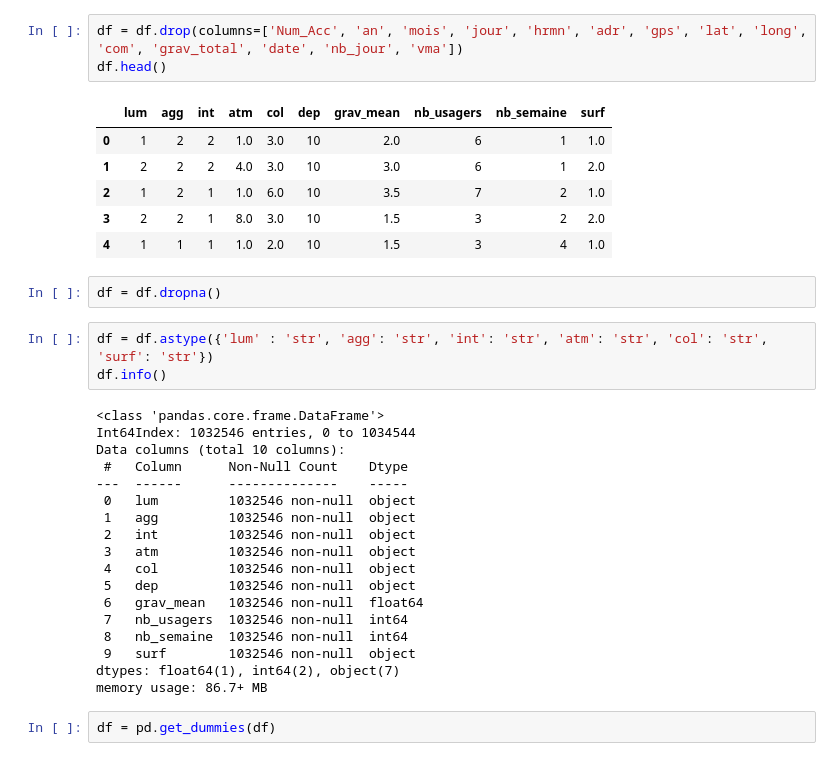
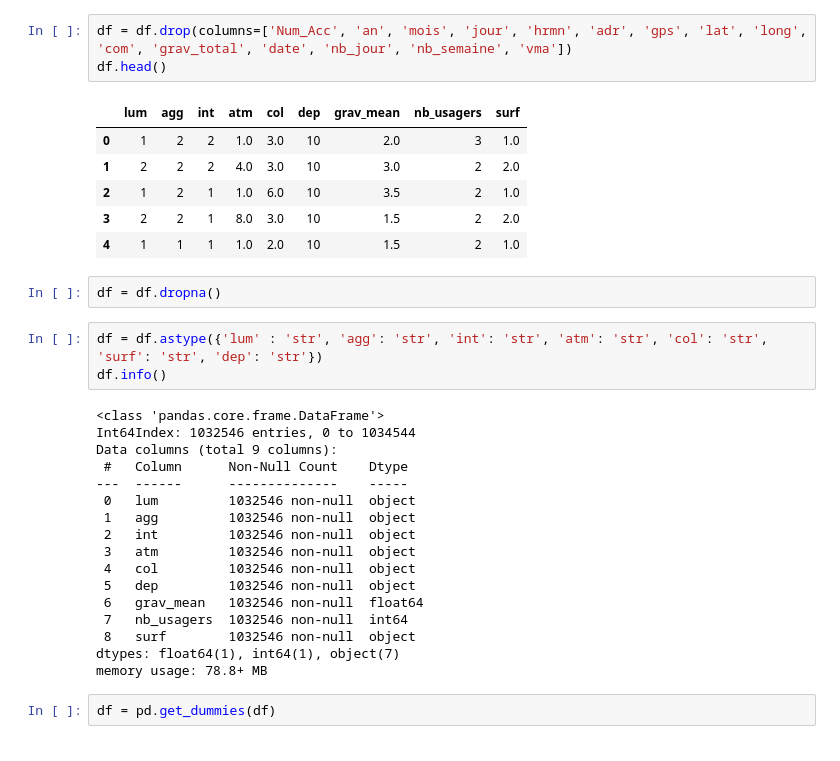
Before and after one commit to trungsi/DS-project---Road-accidents-in-France, a Jupyter notebook: DecisionTree_regression.ipynb, the cells around one changed output. Saved outputs shown, nothing was run; the diff lists cells and outputs as text.

```diff
--- a/DecisionTree_regression.ipynb
+++ b/DecisionTree_regression.ipynb
@@ -29,24 +29,24 @@ Data columns (total 24 columns):
 dtypes: float64(5), int64(11), object(8)
 memory usage: 197.3+ MB
 # %%
-df = df.drop(columns=['Num_Acc', 'an', 'mois', 'jour', 'hrmn', 'adr', 'gps', 'lat', 'long', 'com', 'grav_total', 'date', 'nb_jour', 'vma'])
+df = df.drop(columns=['Num_Acc', 'an', 'mois', 'jour', 'hrmn', 'adr', 'gps', 'lat', 'long', 'com', 'grav_total', 'date', 'nb_jour', 'nb_semaine', 'vma'])
 df.head()
 # %% [output]
-|  | lum | agg | int | atm | col | dep | grav_mean | nb_usagers | nb_semaine | surf |
-| 0 | 1 | 2 | 2 | 1.0 | 3.0 | 10 | 2.0 | 6 | 1 | 1.0 |
-| 1 | 2 | 2 | 2 | 4.0 | 3.0 | 10 | 3.0 | 6 | 1 | 2.0 |
-| 2 | 1 | 2 | 1 | 1.0 | 6.0 | 10 | 3.5 | 7 | 2 | 1.0 |
-| 3 | 2 | 2 | 1 | 8.0 | 3.0 | 10 | 1.5 | 3 | 2 | 2.0 |
-| 4 | 1 | 1 | 1 | 1.0 | 2.0 | 10 | 1.5 | 3 | 4 | 1.0 |
+|  | lum | agg | int | atm | col | dep | grav_mean | nb_usagers | surf |
+| 0 | 1 | 2 | 2 | 1.0 | 3.0 | 10 | 2.0 | 3 | 1.0 |
+| 1 | 2 | 2 | 2 | 4.0 | 3.0 | 10 | 3.0 | 2 | 2.0 |
+| 2 | 1 | 2 | 1 | 1.0 | 6.0 | 10 | 3.5 | 2 | 1.0 |
+| 3 | 2 | 2 | 1 | 8.0 | 3.0 | 10 | 1.5 | 2 | 2.0 |
+| 4 | 1 | 1 | 1 | 1.0 | 2.0 | 10 | 1.5 | 2 | 1.0 |
 # %%
 df = df.dropna()
 # %%
-df = df.astype({'lum' : 'str', 'agg': 'str', 'int': 'str', 'atm': 'str', 'col': 'str', 'surf': 'str'})
+df = df.astype({'lum' : 'str', 'agg': 'str', 'int': 'str', 'atm': 'str', 'col': 'str', 'surf': 'str', 'dep': 'str'})
 df.info()
 # %% [output]
 <class 'pandas.core.frame.DataFrame'>
 Int64Index: 1032546 entries, 0 to 1034544
-Data columns (total 10 columns):
+Data columns (total 9 columns):
  #   Column      Non-Null Count    Dtype
 ---  ------      --------------    -----
  0   lum         1032546 non-null  object
@@ -57,10 +57,9 @@ Data columns (total 10 columns):
  5   dep         1032546 non-null  object
  6   grav_mean   1032546 non-null  float64
  7   nb_usagers  1032546 non-null  int64
- 8   nb_semaine  1032546 non-null  int64
- 9   surf        1032546 non-null  object
-dtypes: float64(1), int64(2), object(7)
-memory usage: 86.7+ MB
+ 8   surf        1032546 non-null  object
+dtypes: float64(1), int64(1), object(7)
+memory usage: 78.8+ MB
 # %%
 df = pd.get_dummies(df)
 # %%
```
Also changed, not shown: parts of 6 cells of this notebook.
